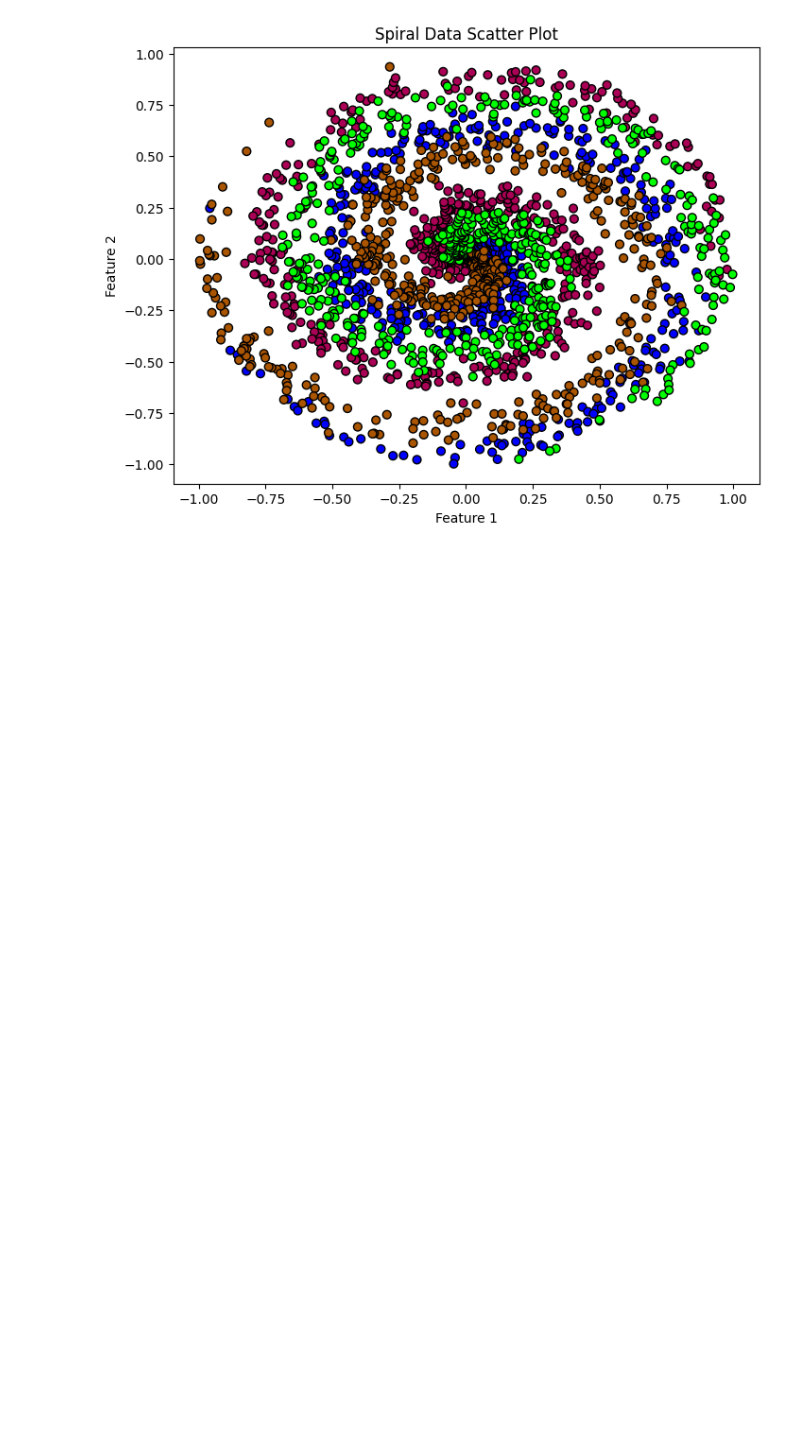
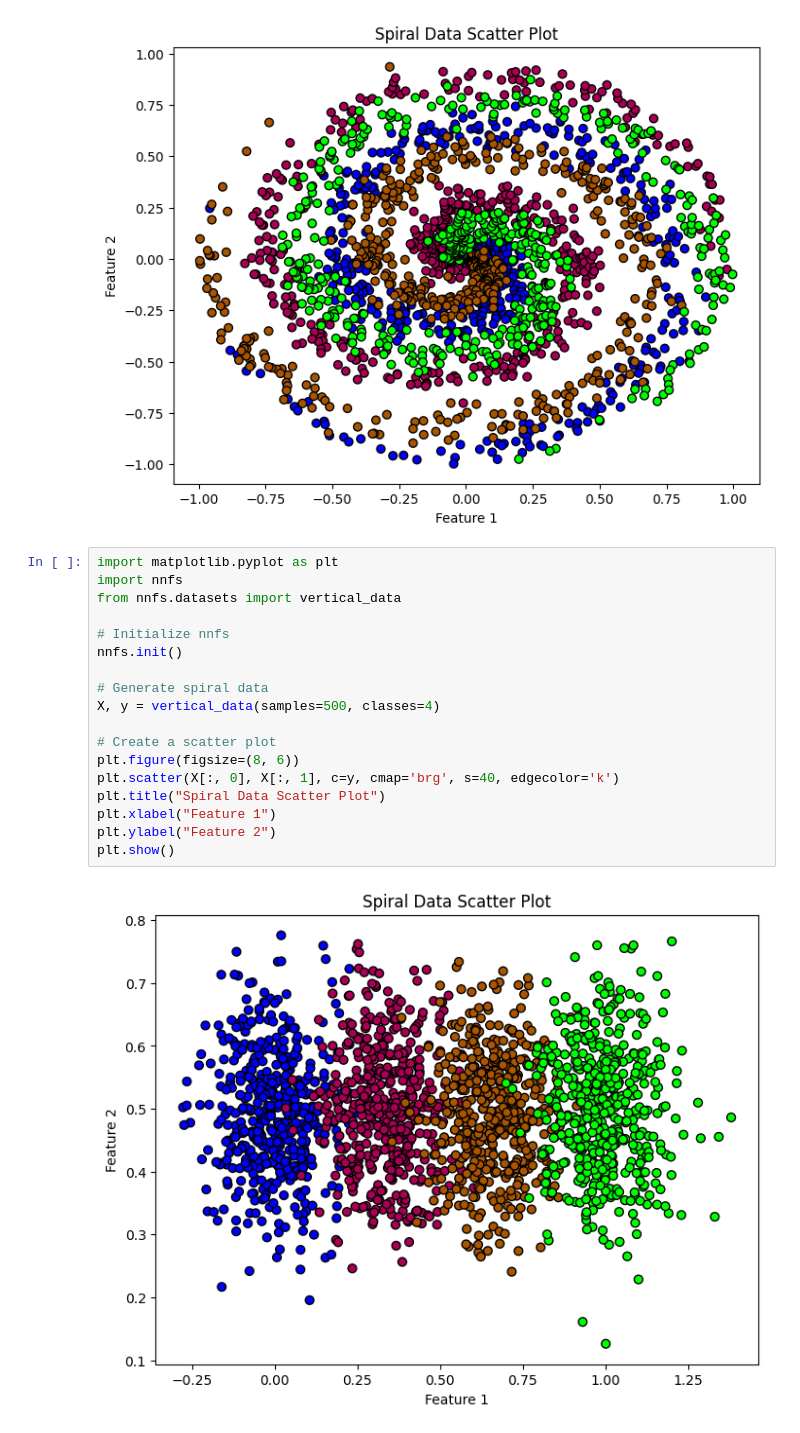
Before and after one commit to shreyshah173/NeuralNetworkFromScratch, a Jupyter notebook: nnfsspiraldata.ipynb, the cells around one changed output. Drawn from its saved outputs; the diff is of its cells as text; blank space fills up the shorter version.

```diff
--- a/nnfsspiraldata.ipynb
+++ b/nnfsspiraldata.ipynb
@@ -18,3 +18,23 @@ plt.ylabel("Feature 2")
 plt.show()
 # %% [output]
 [figure]
+# %%
+import matplotlib.pyplot as plt
+import nnfs
+from nnfs.datasets import vertical_data
+
+# Initialize nnfs
+nnfs.init()
+
+# Generate spiral data
+X, y = vertical_data(samples=500, classes=4)
+
+# Create a scatter plot
+plt.figure(figsize=(8, 6))
+plt.scatter(X[:, 0], X[:, 1], c=y, cmap='brg', s=40, edgecolor='k')
+plt.title("Spiral Data Scatter Plot")
+plt.xlabel("Feature 1")
+plt.ylabel("Feature 2")
+plt.show()
+# %% [output]
+[figure, added]
```
Also changed, not shown: 1 other file.
